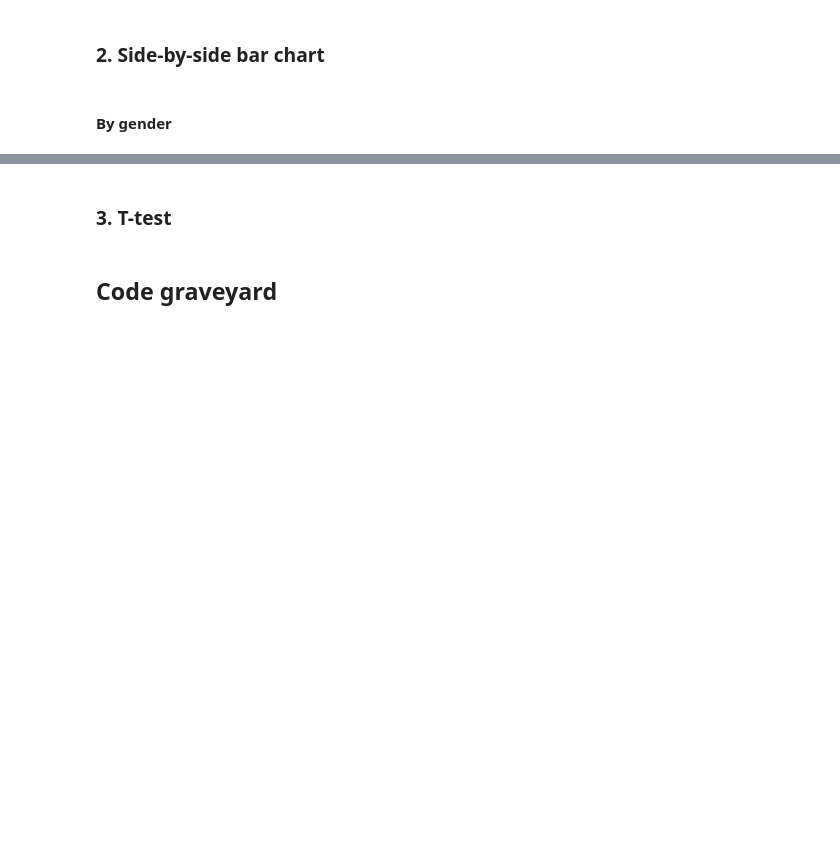
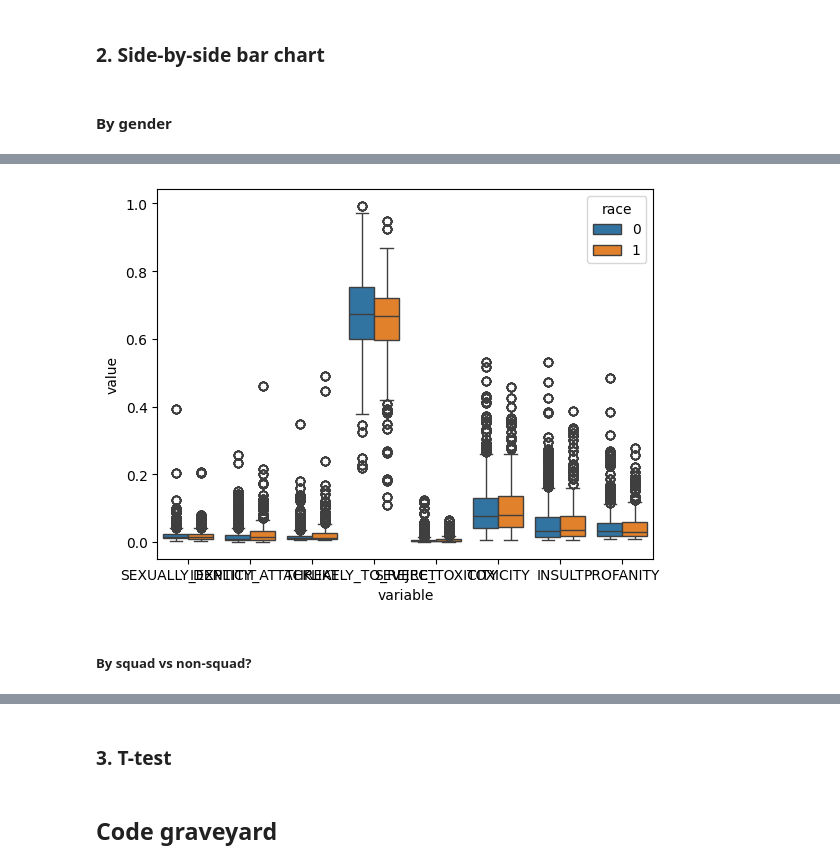
Before and after one commit to tsrogers9/CS315-proj3-group2, a Jupyter notebook: 2-analysis/stance_detection_analysis.ipynb, the cells around one changed output, grey strips where cells are left out. Cells and saved outputs as stored; diff of their text form; code cells hidden in the pictures; blank space fills up the shorter version.

```diff
--- a/2-analysis/stance_detection_analysis.ipynb
+++ b/2-analysis/stance_detection_analysis.ipynb
@@ -196,0 +212,5 @@ plt.show()
+# %%
+# Males: white vs POC
+plot_side_by_side(df_male_federal_race, 'race')
+# %% [output]
+[figure, added]
@@ -196,0 +219,2 @@ plt.show()
+# %% [markdown]
+##### By squad vs non-squad?
```
Also changed, not shown: parts of 27 cells of this notebook, 2 other files.
